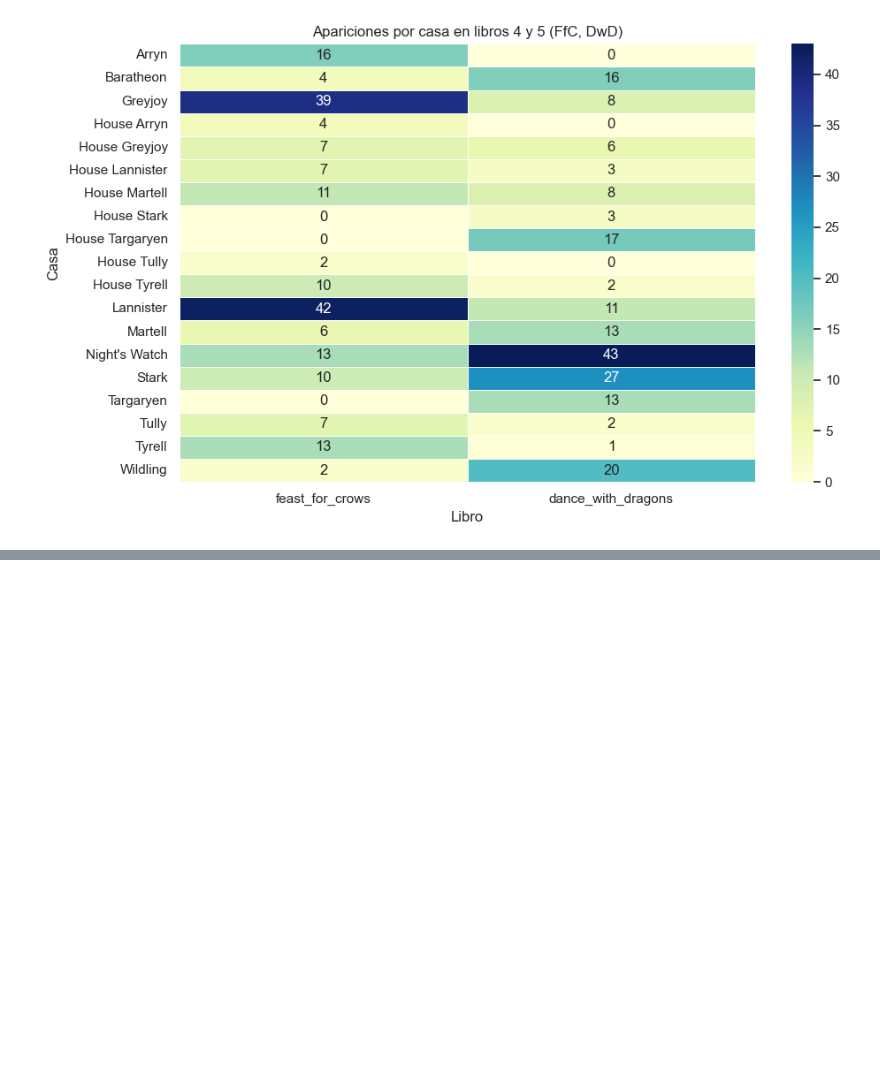
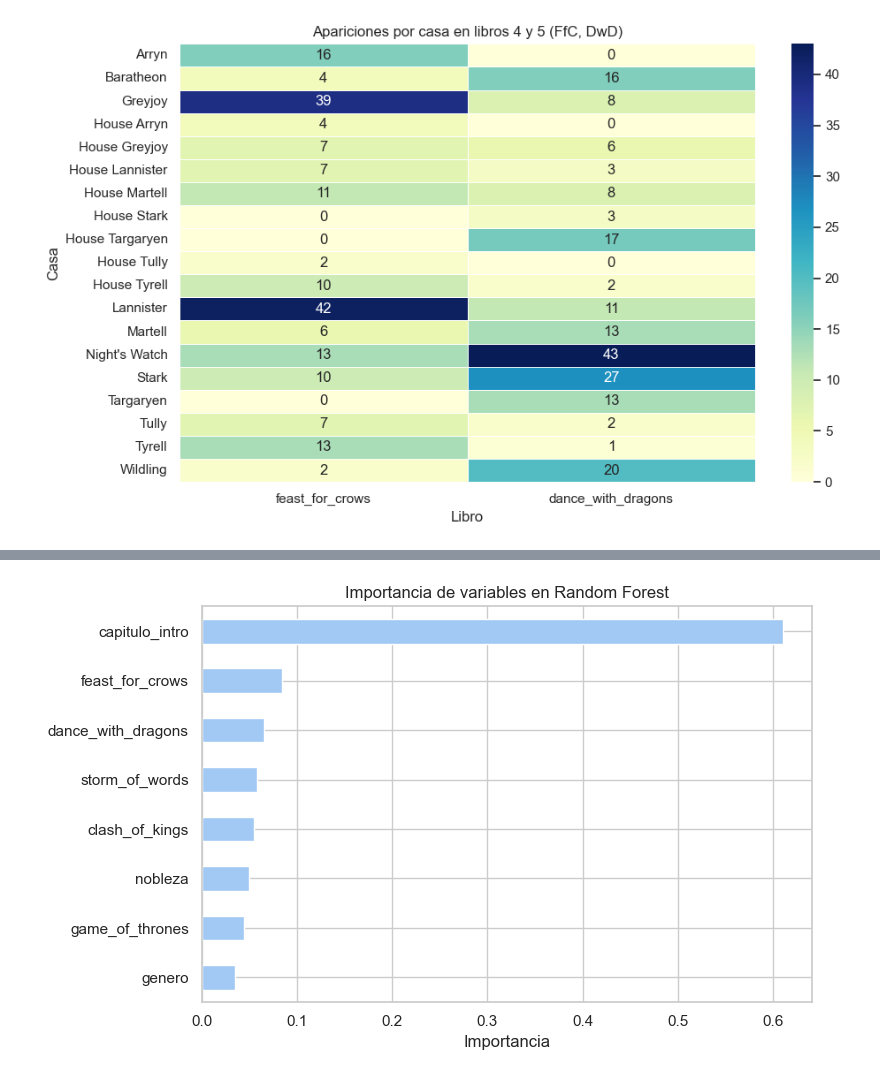
Before and after one commit to TonyGael/EDAonGamesOfTronesData, a Jupyter notebook: GoT_Data_Analisis.ipynb, the cells around one changed output, grey strips where cells are left out. Cells and saved outputs as stored; diff of their text form; code cells hidden in the pictures; blank space fills up the shorter version.

```diff
--- a/GoT_Data_Analisis.ipynb
+++ b/GoT_Data_Analisis.ipynb
@@ -539,0 +624,12 @@ print(classification_report(y_test, y_pred_rf))
+# %%
+importancia = rf.feature_importances_
+features_importancia = pd.Series(importancia, index=caracteristicas).sort_values()
+
+plt.figure(figsize=(8, 5))
+features_importancia.plot(kind='barh')
+plt.title('Importancia de variables en Random Forest')
+plt.xlabel('Importancia')
+plt.tight_layout()
+plt.show()
+# %% [output]
+[figure, added]
```
Also changed, not shown: parts of 20 cells of this notebook, 2 other files.
